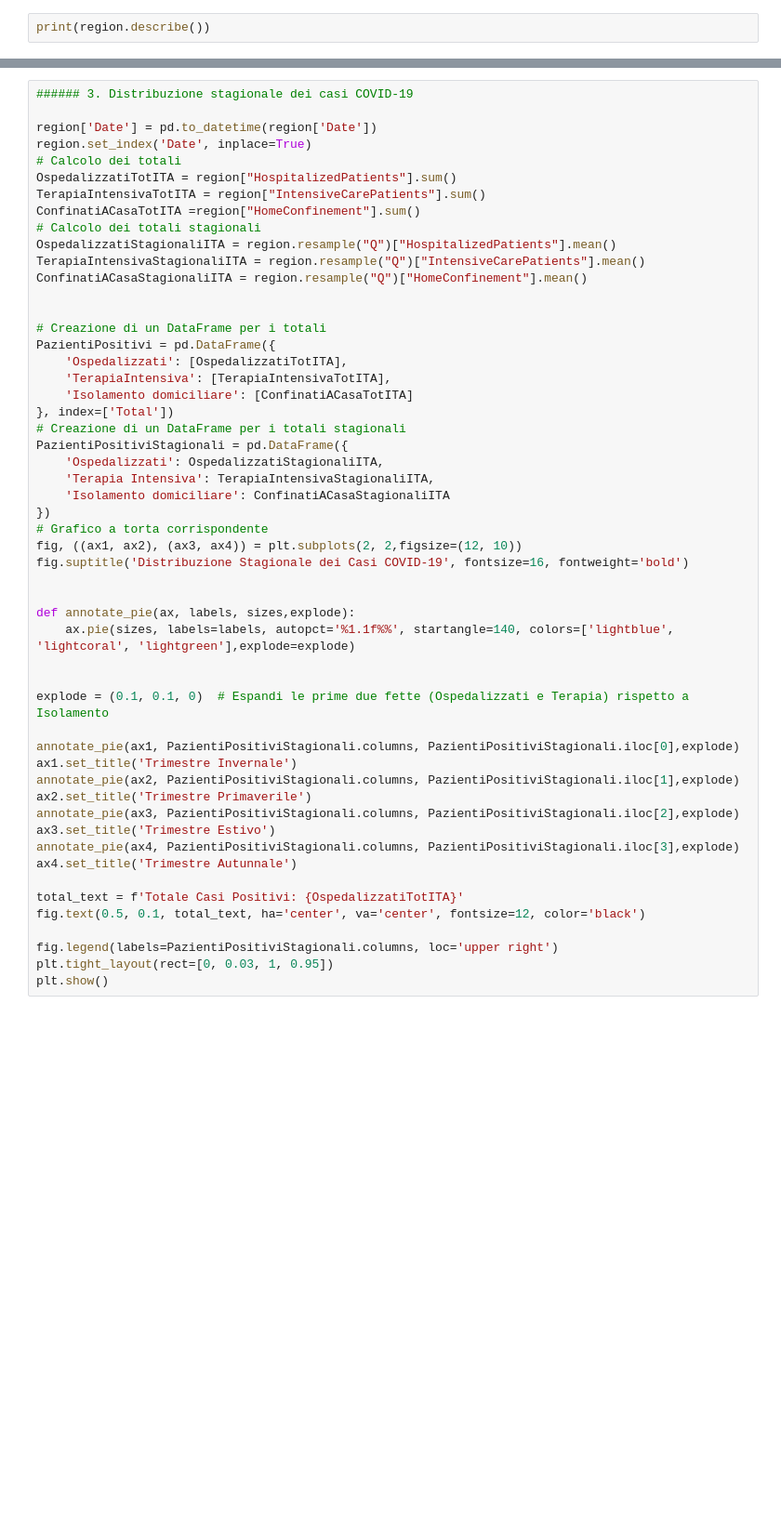
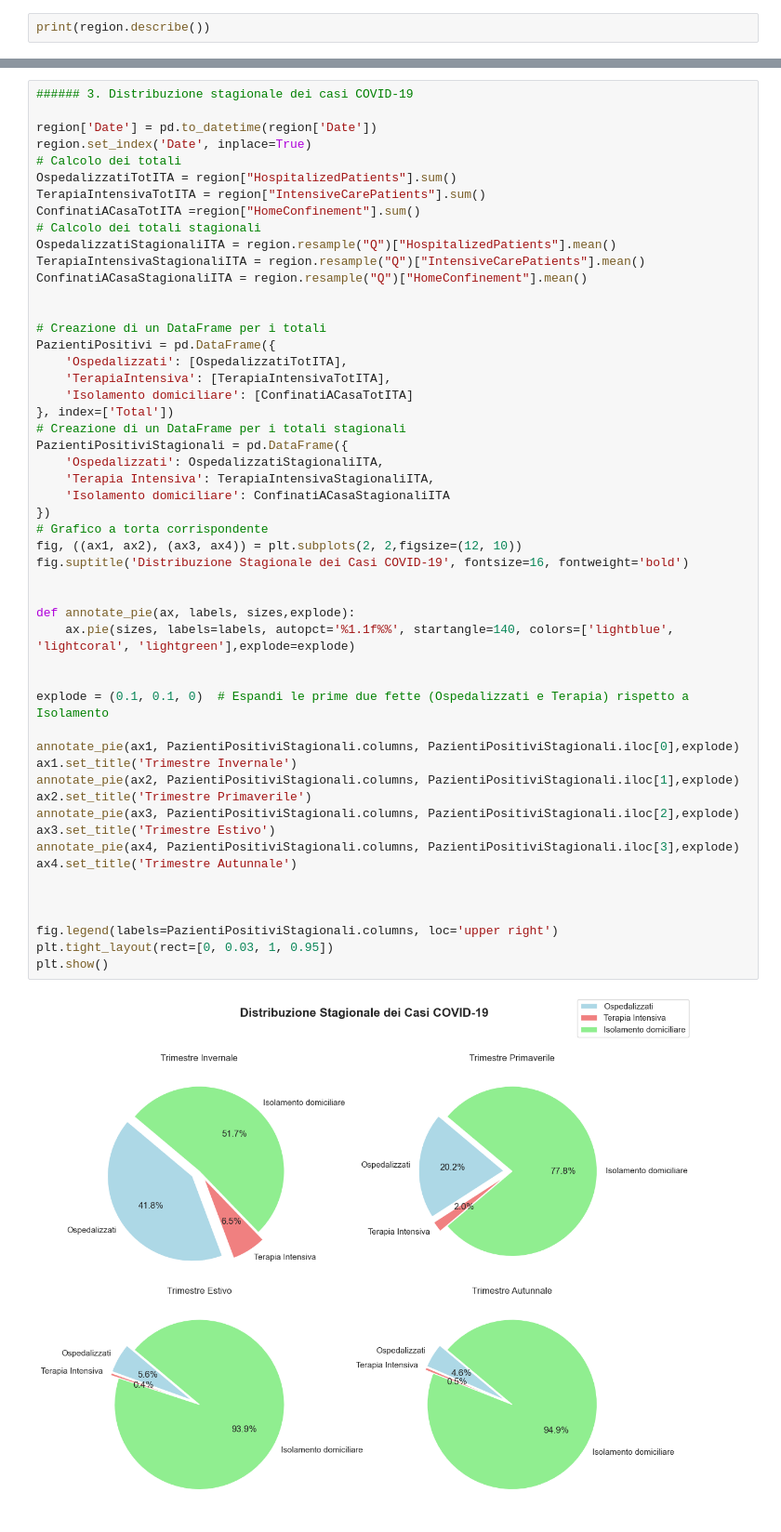
Before and after one commit to SofiaLiossis/Python_Module, a Jupyter notebook: BW/Eserc1.ipynb, the cells around one changed output, grey strips where cells are left out. Shown at 93% size. Drawn from its saved outputs; the diff is of its cells as text; blank space fills up the shorter version.

```diff
--- a/BW/Eserc1.ipynb
+++ b/BW/Eserc1.ipynb
@@ -133,35 +163,36 @@ PazientiPositivi = pd.DataFrame({
 # Creazione di un DataFrame per i totali stagionali
 PazientiPositiviStagionali = pd.DataFrame({
     'Ospedalizzati': OspedalizzatiStagionaliITA,
     'Terapia Intensiva': TerapiaIntensivaStagionaliITA,
     'Isolamento domiciliare': ConfinatiACasaStagionaliITA
 })
 # Grafico a torta corrispondente
 fig, ((ax1, ax2), (ax3, ax4)) = plt.subplots(2, 2,figsize=(12, 10))
 fig.suptitle('Distribuzione Stagionale dei Casi COVID-19', fontsize=16, fontweight='bold')
 
 
 def annotate_pie(ax, labels, sizes,explode):
     ax.pie(sizes, labels=labels, autopct='%1.1f%%', startangle=140, colors=['lightblue', 'lightcoral', 'lightgreen'],explode=explode)
 
 
 explode = (0.1, 0.1, 0)  # Espandi le prime due fette (Ospedalizzati e Terapia) rispetto a Isolamento
 
 annotate_pie(ax1, PazientiPositiviStagionali.columns, PazientiPositiviStagionali.iloc[0],explode)
 ax1.set_title('Trimestre Invernale')
 annotate_pie(ax2, PazientiPositiviStagionali.columns, PazientiPositiviStagionali.iloc[1],explode)
 ax2.set_title('Trimestre Primaverile')
 annotate_pie(ax3, PazientiPositiviStagionali.columns, PazientiPositiviStagionali.iloc[2],explode)
 ax3.set_title('Trimestre Estivo')
 annotate_pie(ax4, PazientiPositiviStagionali.columns, PazientiPositiviStagionali.iloc[3],explode)
 ax4.set_title('Trimestre Autunnale')
 
-total_text = f'Totale Casi Positivi: {OspedalizzatiTotITA}'
-fig.text(0.5, 0.1, total_text, ha='center', va='center', fontsize=12, color='black')
+
 
 fig.legend(labels=PazientiPositiviStagionali.columns, loc='upper right')
 plt.tight_layout(rect=[0, 0.03, 1, 0.95])
 plt.show()
+# %% [output]
+[figure, added]
 # %%
 ###### 4. Andamento mensile dei nuovi casi positivi
 sns.set(style="whitegrid")
```
Also changed, not shown: parts of 14 cells of this notebook, 3 other files.
